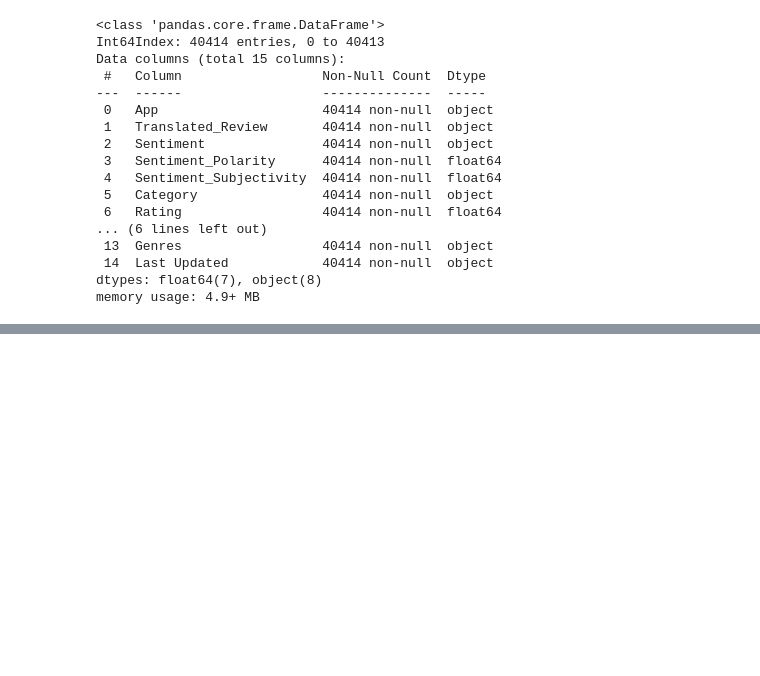
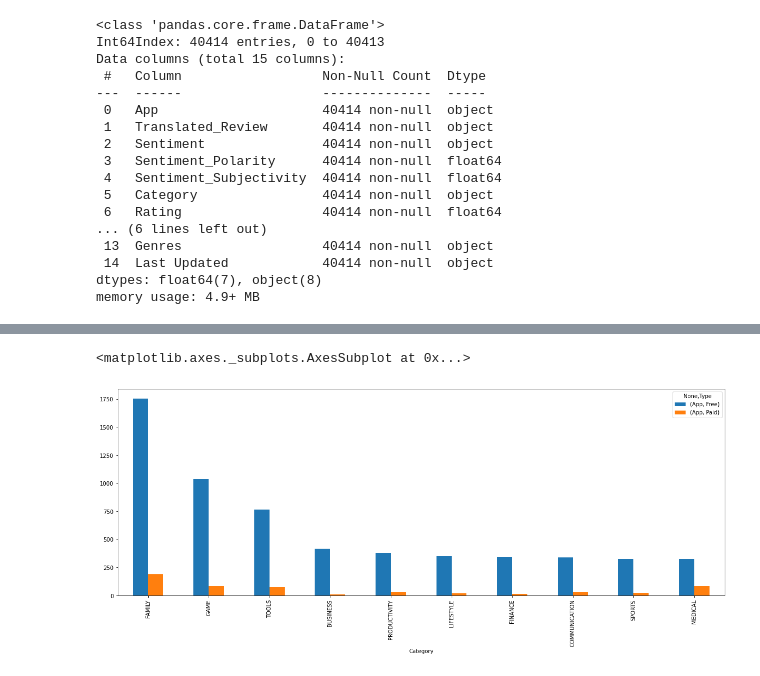
Before and after one commit to prashantmiracle/Play-Store-App-Review-Analysis, a Jupyter notebook: Play Store App Review Analysis - Capstone Project.ipynb, the cells around one changed output, grey strips where cells are left out. Cells and saved outputs as stored; diff of their text form; code cells hidden in the pictures; blank space fills up the shorter version.

```diff
--- a/Play Store App Review Analysis - Capstone Project.ipynb
+++ b/Play Store App Review Analysis - Capstone Project.ipynb
@@ -487,0 +488,8 @@ plt.show();
+# %%
+#b. Top 10 category which contain max no of free Apps
+
+Category_type=df1.groupby(['Category','Type'])[['App']].count().unstack().sort_values(by=[('App', 'Free')],ascending=False).head(10)
+Category_type.plot(kind='bar',stacked=False, figsize=(20,7))
+# %% [output]
+<matplotlib.axes._subplots.AxesSubplot at 0x...>
+[figure, added]
```
Also changed, not shown: parts of 3 cells of this notebook.
